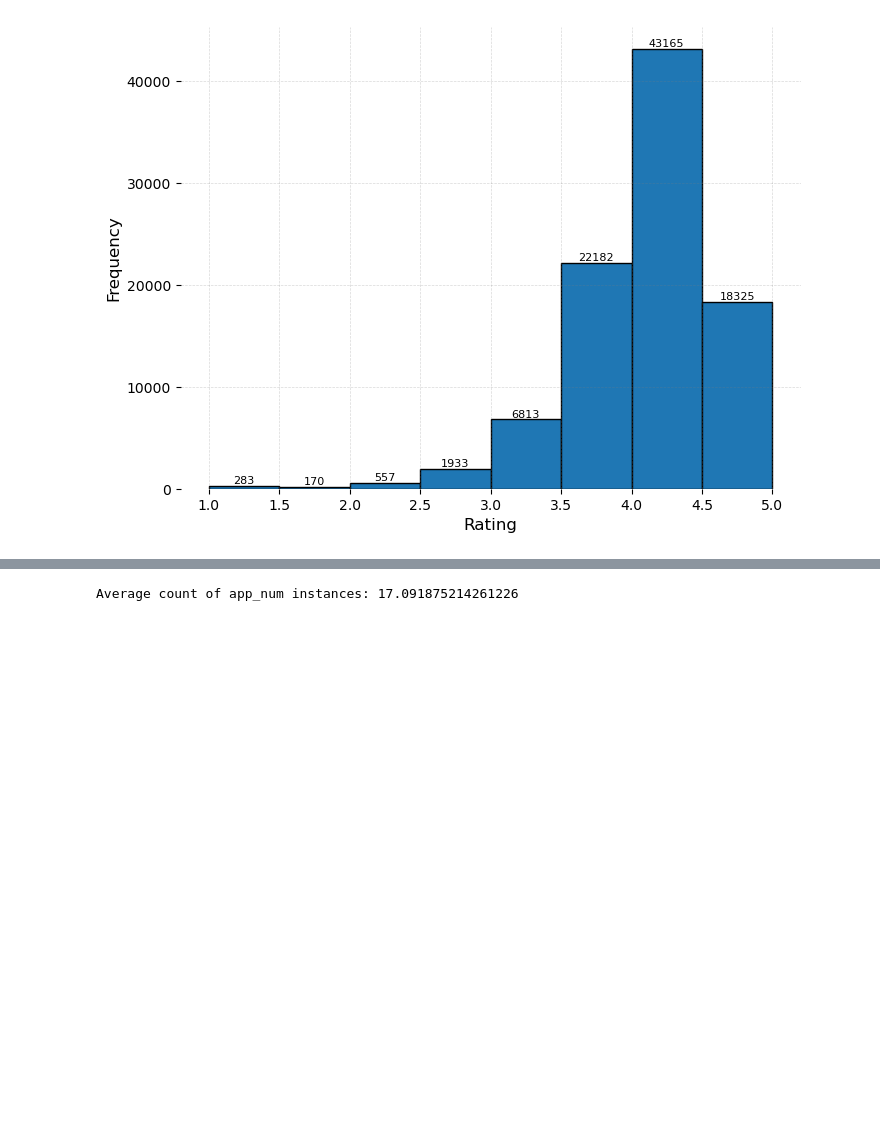
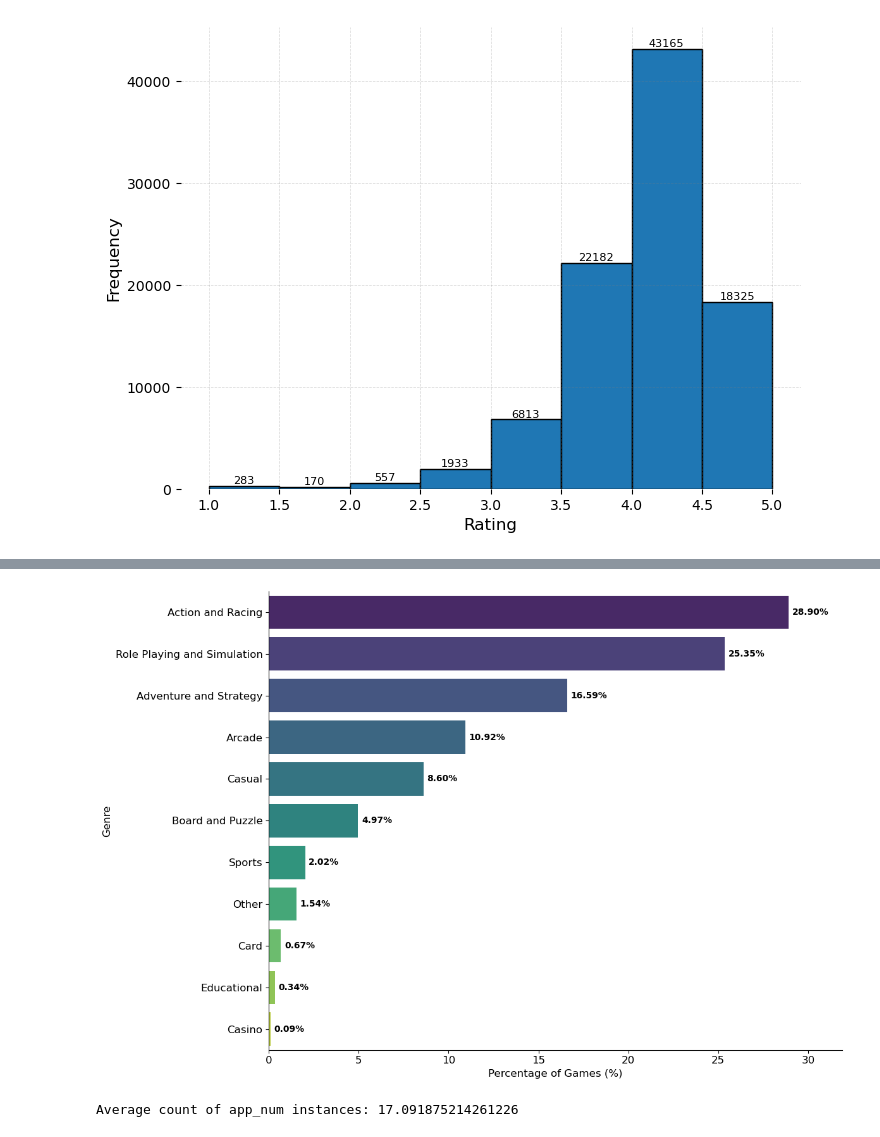
Before and after one commit to redRNR/AdBanImpact, a Jupyter notebook: project.ipynb, the cells around one changed output, grey strips where cells are left out. Saved outputs shown, nothing was run; the diff lists cells and outputs as text; code cells hidden in the pictures; blank space fills up the shorter version.

```diff
--- a/project.ipynb
+++ b/project.ipynb
@@ -138,3 +121,92 @@ plt.savefig('distribution_of_game_ratings.png', format='png', dpi=300, bbox_inch
 plt.show()
 # %% [output]
 [figure]
+# %%
+import pandas as pd
+import matplotlib.pyplot as plt
+import seaborn as sns
+import os
+
+def plot_genre_distribution(df, save_path):
+    """
+    Calculate and plot the distribution of game genres with adaptive label placement.
+
+    Parameters:
+    df (pd.DataFrame): DataFrame containing the genre_cons column
+    save_path (str): Directory path to save the figure
+
+    Returns:
+    pd.Series: Genre distribution percentages
+    """
+    # Calculate genre distribution
+    unique_games = df.reset_index().drop_duplicates(subset='app_num')
+    genre_counts = unique_games['genre_cons'].value_counts()
+    genre_percentages = (genre_counts / len(unique_games) * 100).round(2)
+
+    # Create figure
+    plt.figure(figsize=(12, 8))
+
+    # Create horizontal bar plot
+    ax = sns.barplot(x=genre_percentages.values,
+                     y=genre_percentages.index,
+                     palette='viridis')
+
+    # Customize plot
+    plt.xlabel('Percentage of Games (%)', fontsize=12)
+    plt.ylabel('Genre', fontsize=12)
+
+    # Increase size of genre names
+    plt.yticks(fontsize=12)  # Increased y-axis label size
+    plt.xticks(fontsize=12)  # Slightly increased x-axis label size
+
+    # Set x-axis limit to include all labels
+    plt.xlim(0, max(genre_percentages) + 3)
+
+    # Add percentage labels with adaptive placement
+    threshold = 5  # Threshold for inside/outside label placement
+
+    for i, v in enumerate(genre_percentages.values):
+        text_x = v + 0.2
+        text_color = 'black'
+        ha = 'left'
+
+        plt.text(text_x, i, f'{v:.2f}%',
+                va='center',
+                ha=ha,
+                color=text_color,
+                fontweight='bold')
+
+    # Remove top and right spines
+    sns.despine()
+
+    # Adjust layout
+    plt.tight_layout()
+
+    # Create save directory if it doesn't exist
+    os.makedirs(save_path, exist_ok=True)
+
+    # Save the plot
+    save_file = os.path.join(save_path, 'genre_distribution.png')
+    plt.savefig(save_file,
+                dpi=300,
+                bbox_inches='tight',
+                facecolor='white',
+                edgecolor='none')
+
+    print(f"Plot saved to: {save_file}")
+
+    return genre_percentages
+
+# Using your existing data
+if __name__ == "__main__":
+    # Load and prepare data
+    df = prepare_data()
+
+    # Define save path
+    save_path = r"C:\Users\azraj\OneDrive\Desktop\MA Economics\Fall Term\Causal ML\AdBanImpact\Figures"
+
+    # Plot and save genre distribution
+    genre_percentages = plot_genre_distribution(df, save_path)
+
+    plt.show()
+# %% [output]
@@ -141,3 +214,4 @@ plt.show()
+[figure, added]
 # %%
 import pandas as pd
 
```
Also changed, not shown: parts of 8 cells of this notebook, 9 other files.
